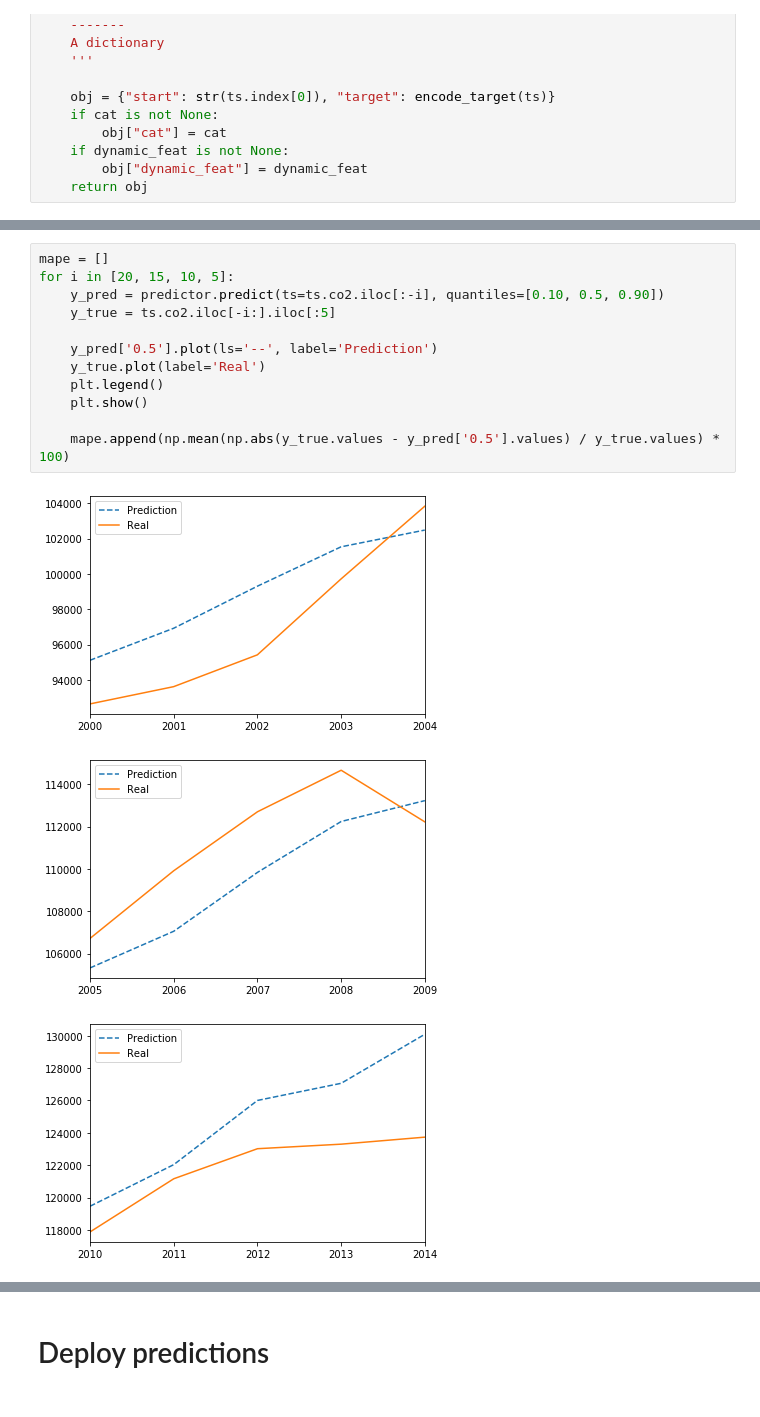
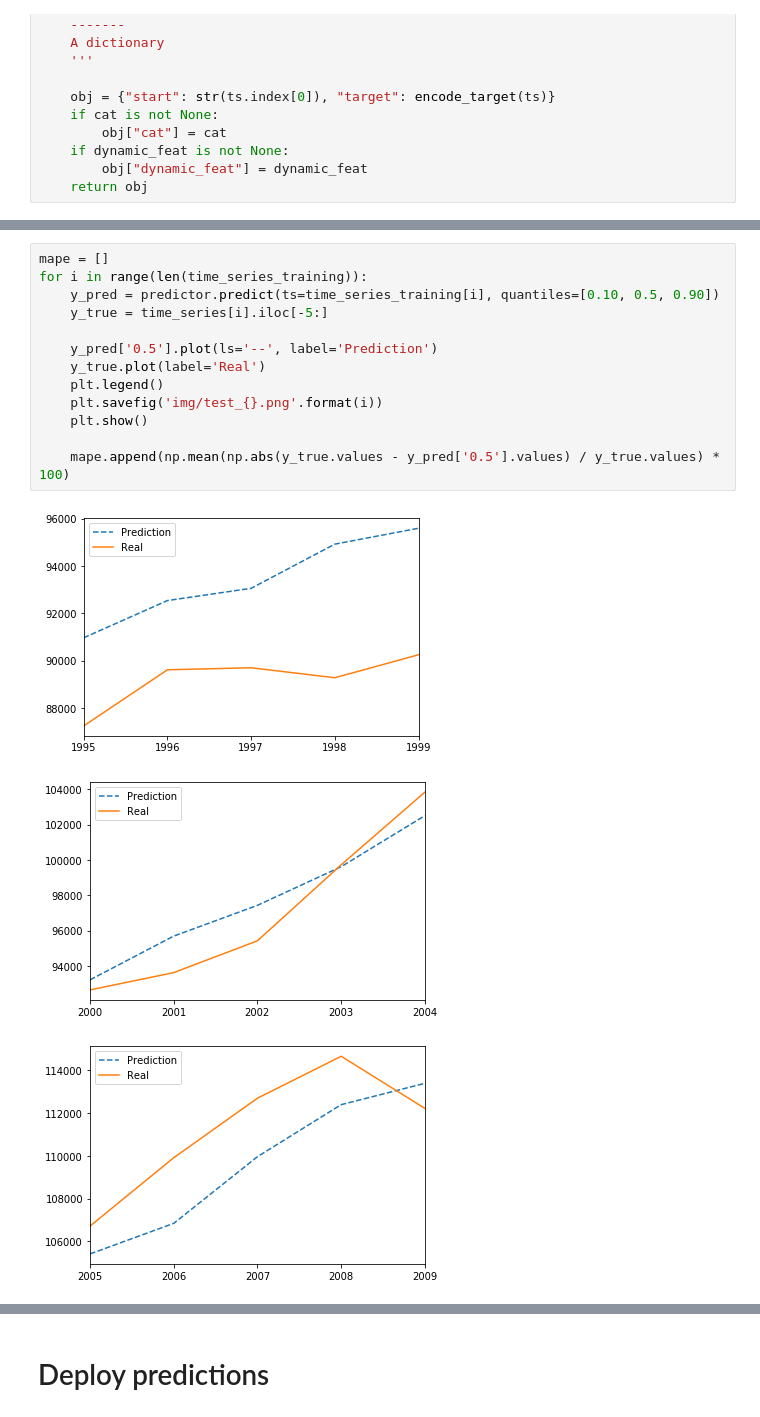
Before and after one commit to plbalmeida/udacity-ml-engineer, a Jupyter notebook: capstone/global-co2-emission.ipynb, the cells around one changed output, grey strips where cells are left out. Drawn from its saved outputs; the diff is of its cells as text.

```diff
--- a/capstone/global-co2-emission.ipynb
+++ b/capstone/global-co2-emission.ipynb
@@ -480,17 +498,18 @@ predictor = estimator.deploy(
 Wall time: 6min 32s
 # %%
 mape = []
-for i in [20, 15, 10, 5]:
-    y_pred = predictor.predict(ts=ts.co2.iloc[:-i], quantiles=[0.10, 0.5, 0.90])
-    y_true = ts.co2.iloc[-i:].iloc[:5]
+for i in range(len(time_series_training)):
+    y_pred = predictor.predict(ts=time_series_training[i], quantiles=[0.10, 0.5, 0.90])
+    y_true = time_series[i].iloc[-5:]
 
     y_pred['0.5'].plot(ls='--', label='Prediction')
     y_true.plot(label='Real')
     plt.legend()
+    plt.savefig('img/test_{}.png'.format(i))
     plt.show()
 
     mape.append(np.mean(np.abs(y_true.values - y_pred['0.5'].values) / y_true.values) * 100)
 # %% [output]
-[figure, old version]
+[figure, new version]
-[figure, old version]
+[figure, new version]
-[figure, old version]
+[figure, new version]
```
Also changed, not shown: parts of 18 cells of this notebook.
